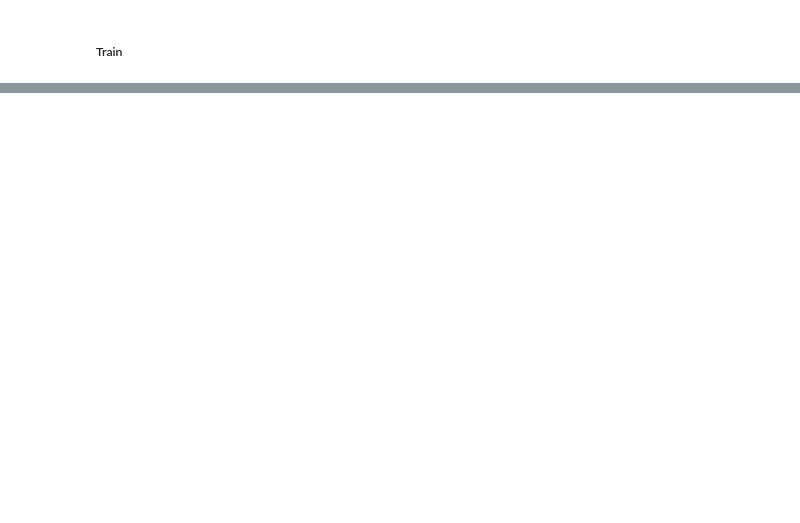
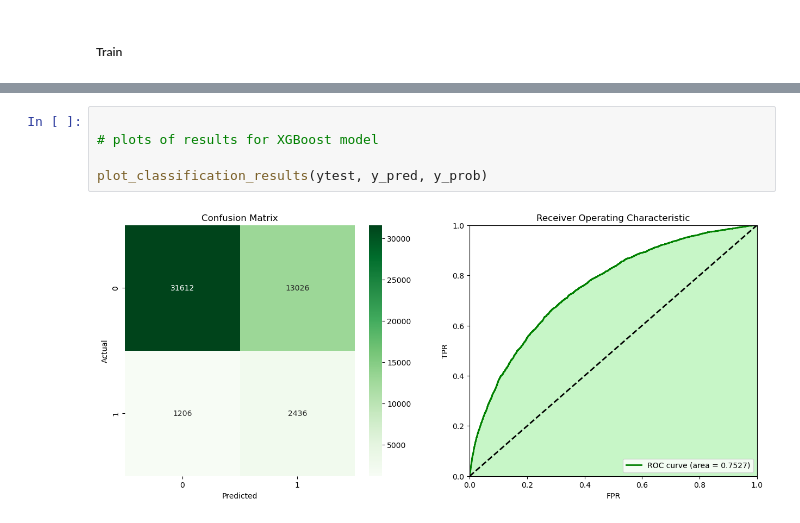
Before and after one commit to sampence0/loan-repayment-model, a Jupyter notebook: feature_engineering.ipynb, the cells around one changed output, grey strips where cells are left out. Drawn from its saved outputs; the diff is of its cells as text; blank space fills up the shorter version.

```diff
--- a/feature_engineering.ipynb
+++ b/feature_engineering.ipynb
@@ -876,0 +989,7 @@ plt.show()
+# %%
+
+# plots of results for XGBoost model
+
+plot_classification_results(ytest, y_pred, y_prob)
+# %% [output]
+[figure, added]
```
Also changed, not shown: parts of 72 cells of this notebook.
